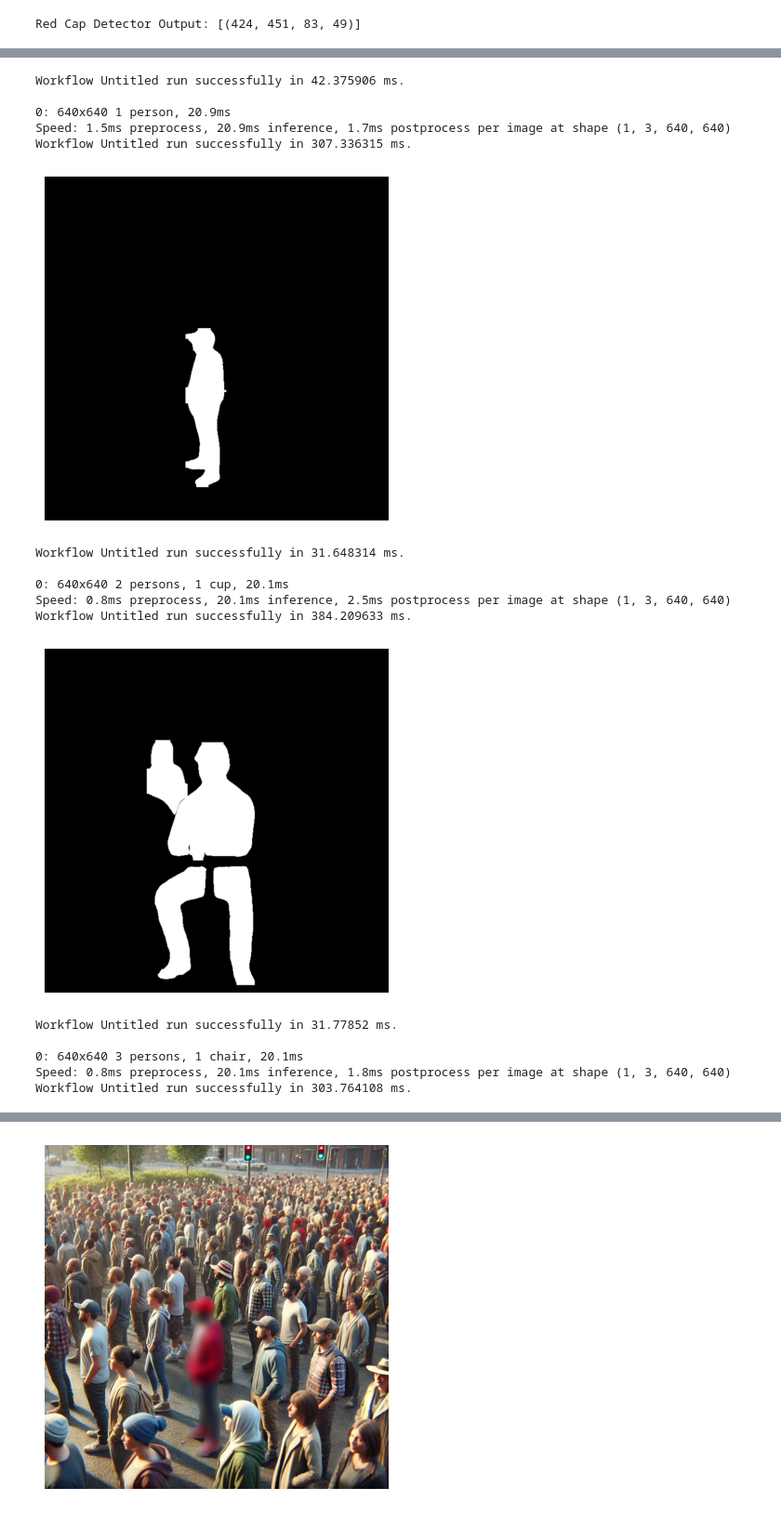
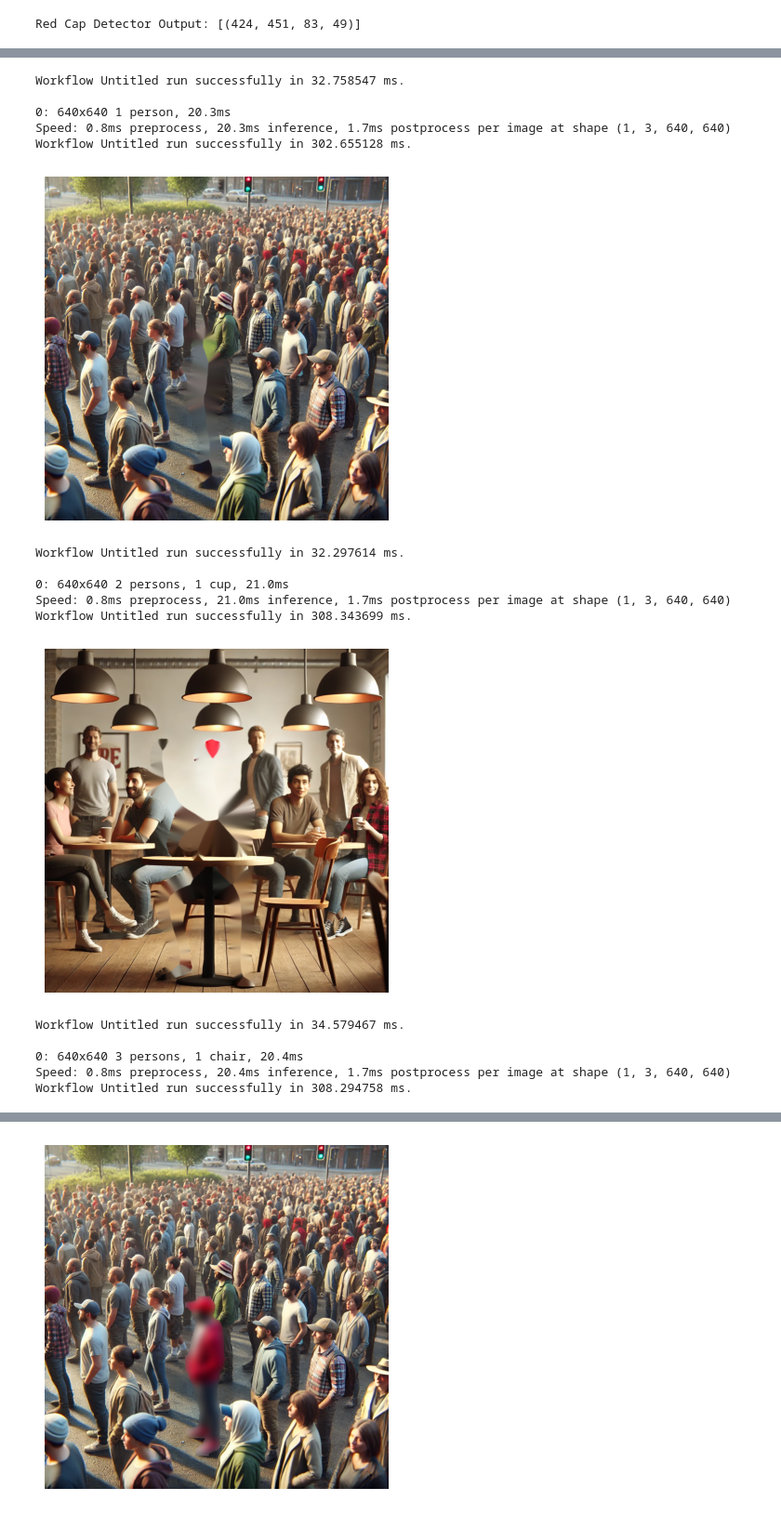
Before and after one commit to Mathixx/INF573-MakeBenardDisappear, a Jupyter notebook: test_detectors.ipynb, the cells around one changed output, grey strips where cells are left out. Shown at 93% size. Cells and saved outputs as stored; diff of their text form; code cells hidden in the pictures.

```diff
--- a/test_detectors.ipynb
+++ b/test_detectors.ipynb
@@ -101,0 +246,9 @@ Wall time: 809 ms
+# %%
+OpencvRemover = InpaintingRemover(inpaint_radius=10)
+
+# Apply the inpainting algorithm to remove the human from the image
+
+
+
+output = OpencvRemover.remove(test_image, mask)
+imshow(output)
@@ -109,23 +264,25 @@ images = [test_image1, test_image2, test_image3, test_image4]
 # %%
 for image in images:
     boxes = YoloDetector.detect(image)
     mask = segmentor.segment(image, boxes)
-    imshow(mask, cmap='gray')
+
+    output = OpencvRemover.remove(image, mask)
+    imshow(output)
 # %% [output]
-Workflow Untitled run successfully in 42.375906 ms.
+Workflow Untitled run successfully in 32.758547 ms.
 
-0: 640x640 1 person, 20.9ms
-Speed: 1.5ms preprocess, 20.9ms inference, 1.7ms postprocess per image at shape (1, 3, 640, 640)
-Workflow Untitled run successfully in 307.336315 ms.
+0: 640x640 1 person, 20.3ms
+Speed: 0.8ms preprocess, 20.3ms inference, 1.7ms postprocess per image at shape (1, 3, 640, 640)
+Workflow Untitled run successfully in 302.655128 ms.
-[figure, old version]
+[figure, new version]
-Workflow Untitled run successfully in 31.648314 ms.
+Workflow Untitled run successfully in 32.297614 ms.
 
-0: 640x640 2 persons, 1 cup, 20.1ms
-Speed: 0.8ms preprocess, 20.1ms inference, 2.5ms postprocess per image at shape (1, 3, 640, 640)
-Workflow Untitled run successfully in 384.209633 ms.
+0: 640x640 2 persons, 1 cup, 21.0ms
+Speed: 0.8ms preprocess, 21.0ms inference, 1.7ms postprocess per image at shape (1, 3, 640, 640)
+Workflow Untitled run successfully in 308.343699 ms.
-[figure, old version]
+[figure, new version]
-Workflow Untitled run successfully in 31.77852 ms.
+Workflow Untitled run successfully in 34.579467 ms.
 
-0: 640x640 3 persons, 1 chair, 20.1ms
-Speed: 0.8ms preprocess, 20.1ms inference, 1.8ms postprocess per image at shape (1, 3, 640, 640)
-Workflow Untitled run successfully in 303.764108 ms.
+0: 640x640 3 persons, 1 chair, 20.4ms
+Speed: 0.8ms preprocess, 20.4ms inference, 1.7ms postprocess per image at shape (1, 3, 640, 640)
+Workflow Untitled run successfully in 308.294758 ms.
```
Also changed, not shown: parts of 19 cells of this notebook, 7 other files.
